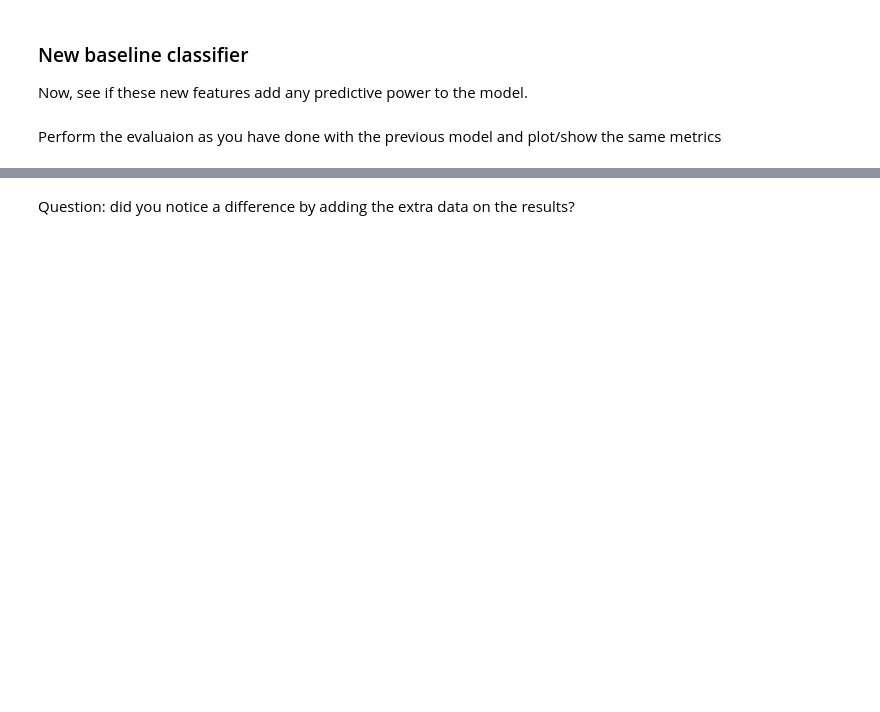
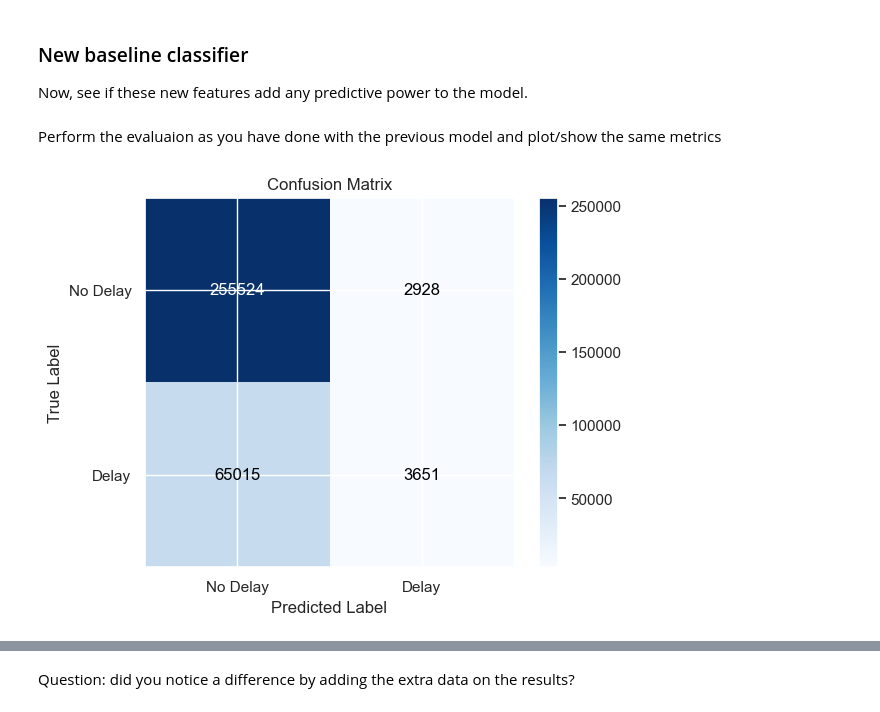
Before and after one commit to nuzhatmila1997/Final-Project, a Jupyter notebook: onpremises.ipynb, the cells around one changed output, grey strips where cells are left out. Cells and saved outputs as stored; diff of their text form; code cells hidden in the pictures; blank space fills up the shorter version.

```diff
--- a/onpremises.ipynb
+++ b/onpremises.ipynb
@@ -1150,0 +1252,3 @@ data.rename(columns = {<CODE>:<CODE>}, inplace=True )# Enter your code here
+# %%
+data['target'] = data['target'].astype(int)
+data['target']
@@ -1154,0 +1270,15 @@ Create the training and testing sets again.
+# %%
+# Enter your code here
+from sklearn.model_selection import train_test_split
+
+# Separate features (X) and target (y)
+X = data.drop('target', axis=1)
+y = data['target']
+
+# Split the data into training (80%) and testing (20%) sets
+train_data, test_data, train_target, test_target = train_test_split(
+    X, y, test_size=0.2, random_state=42, stratify=y
+)
+
+print("Training set shape:", train_data.shape)
+print("Testing set shape:", test_data.shape)
@@ -1163,0 +1292,5 @@ classifier2 = # Enter your code here
+# %%
+from sklearn.linear_model import LogisticRegression
+
+# Instantiate another logistic regression model
+classifier2 = LogisticRegression(max_iter=1000, random_state=42)
@@ -1164,2 +1299,15 @@ classifier2 = # Enter your code here
+# %%
+# Fit the model on training data
+classifier2.fit(train_data, train_target)
+
+# Predict on the test data
+y_pred2 = classifier2.predict(test_data)
+
+# (Optional) Predict probabilities for ROC curve or threshold tuning
+#y_prob2 = classifier2.predict_proba(test_data)[:, 1]
 # %% [markdown]
 Perform the evaluaion as you have done with the previous model and plot/show the same metrics
+# %%
+plot_confusion_matrix(test_target, y_pred2)
+# %% [output]
+[figure, added]
```
Also changed, not shown: parts of 32 cells of this notebook, 3 other files.
